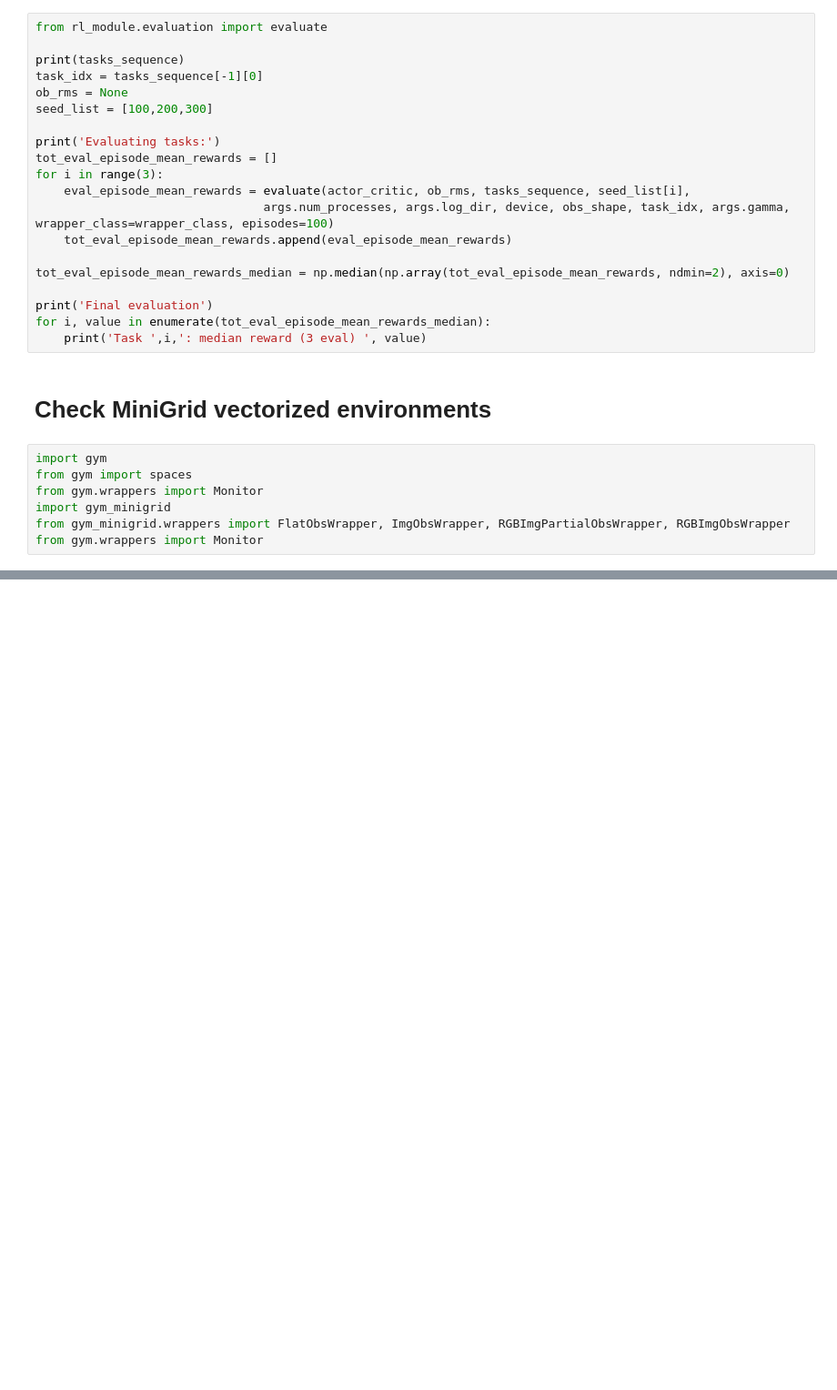
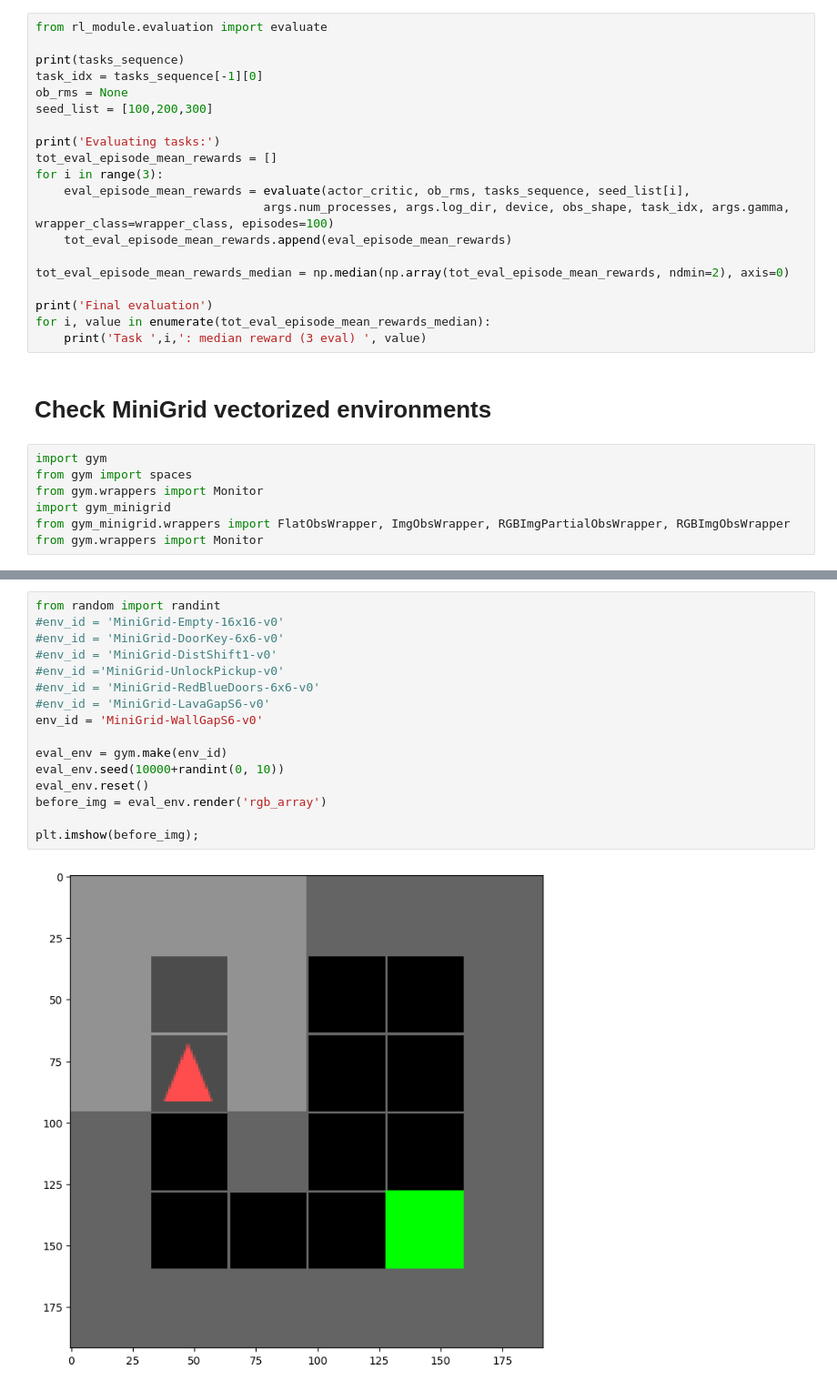
Before and after one commit to ibagur/tfm-experiments, a Jupyter notebook: BLIP/RL/test_minigrid_ppo_blip.ipynb, the cells around one changed output, grey strips where cells are left out. Shown at 91% size. Cells and saved outputs as stored; diff of their text form; blank space fills up the shorter version.

```diff
--- a/BLIP/RL/test_minigrid_ppo_blip.ipynb
+++ b/BLIP/RL/test_minigrid_ppo_blip.ipynb
@@ -834,0 +837,18 @@ plt.imshow(before_img);
+# %%
+from random import randint
+#env_id = 'MiniGrid-Empty-16x16-v0'
+#env_id = 'MiniGrid-DoorKey-6x6-v0'
+#env_id = 'MiniGrid-DistShift1-v0'
+#env_id ='MiniGrid-UnlockPickup-v0'
+#env_id = 'MiniGrid-RedBlueDoors-6x6-v0'
+#env_id = 'MiniGrid-LavaGapS6-v0'
+env_id = 'MiniGrid-WallGapS6-v0'
+
+eval_env = gym.make(env_id)
+eval_env.seed(10000+randint(0, 10))
+eval_env.reset()
+before_img = eval_env.render('rgb_array')
+
+plt.imshow(before_img);
+# %% [output]
+[figure, added]
```
Also changed, not shown: parts of 1 cell of this notebook, 2 other files.
